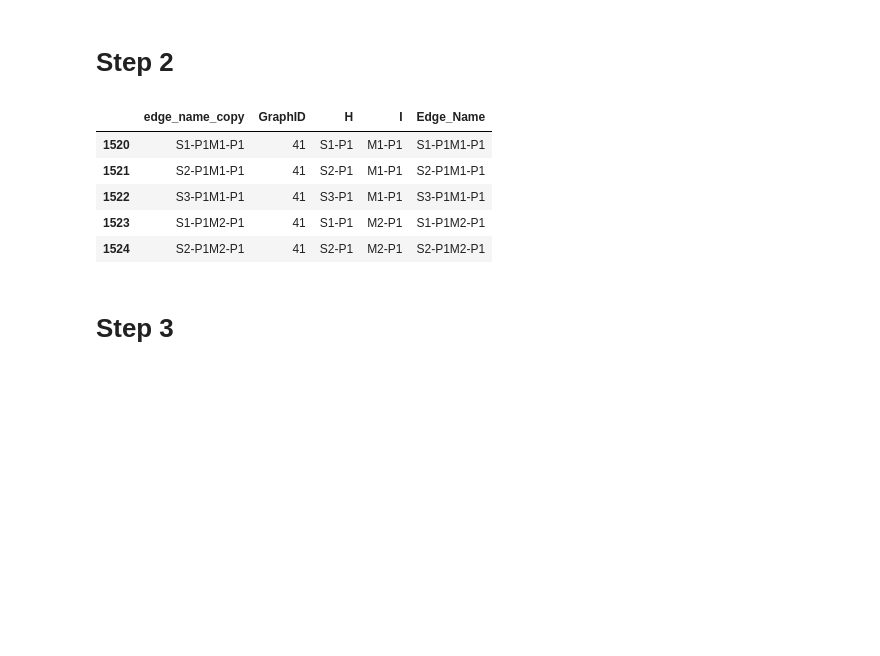
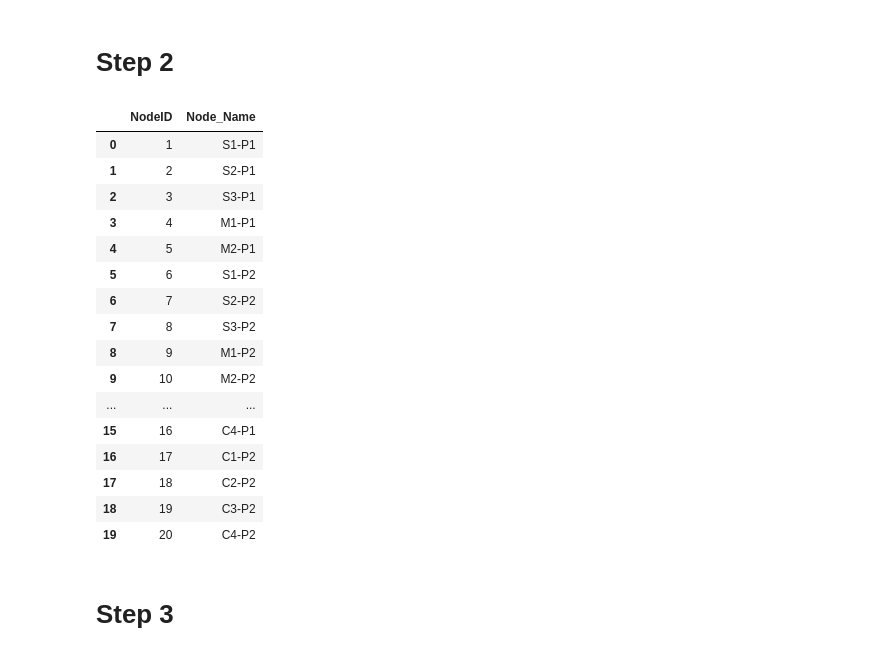
Before and after one commit to nfitzhugh-us/Supply_Chain_Research_Project, a Jupyter notebook: data_conversion_script.ipynb, the cells around one changed output. Saved outputs shown, nothing was run; the diff lists cells and outputs as text; code cells hidden in the pictures; blank space fills up the shorter version.

Commit message:
fixed repeat problem in node file
fixed issue causing repeat nodes in node_file.txt

```diff
--- a/data_conversion_script.ipynb
+++ b/data_conversion_script.ipynb
@@ -42,15 +42,26 @@ Node_Table = Node_Table.to_frame().reset_index().rename(columns={'index': 'NodeI
 Node_Table.NodeID += 1
 # %% [markdown]
 # Step 2
-# %%
-df.head()
-# %% [output]
-|  | edge_name_copy | GraphID | H | I | Edge_Name |
-| 1520 | S1-P1M1-P1 | 41 | S1-P1 | M1-P1 | S1-P1M1-P1 |
-| 1521 | S2-P1M1-P1 | 41 | S2-P1 | M1-P1 | S2-P1M1-P1 |
-| 1522 | S3-P1M1-P1 | 41 | S3-P1 | M1-P1 | S3-P1M1-P1 |
-| 1523 | S1-P1M2-P1 | 41 | S1-P1 | M2-P1 | S1-P1M2-P1 |
-| 1524 | S2-P1M2-P1 | 41 | S2-P1 | M2-P1 | S2-P1M2-P1 |
+# %%
+Node_Table
+# %% [output]
+|  | NodeID | Node_Name |
+| 0 | 1 | S1-P1 |
+| 1 | 2 | S2-P1 |
+| 2 | 3 | S3-P1 |
+| 3 | 4 | M1-P1 |
+| 4 | 5 | M2-P1 |
+| 5 | 6 | S1-P2 |
+| 6 | 7 | S2-P2 |
+| 7 | 8 | S3-P2 |
+| 8 | 9 | M1-P2 |
+| 9 | 10 | M2-P2 |
+| ... | ... | ... |
+| 15 | 16 | C4-P1 |
+| 16 | 17 | C1-P2 |
+| 17 | 18 | C2-P2 |
+| 18 | 19 | C3-P2 |
+| 19 | 20 | C4-P2 |
 # %%
 GraphID_List = list(summary.sort_values(['Positive', 'GraphID'], ascending=[False, True]).GraphID)
 graphID_col = [GraphID_List[0]]*len(Node_Table)
```
Also changed, not shown: parts of 1 cell of this notebook.
